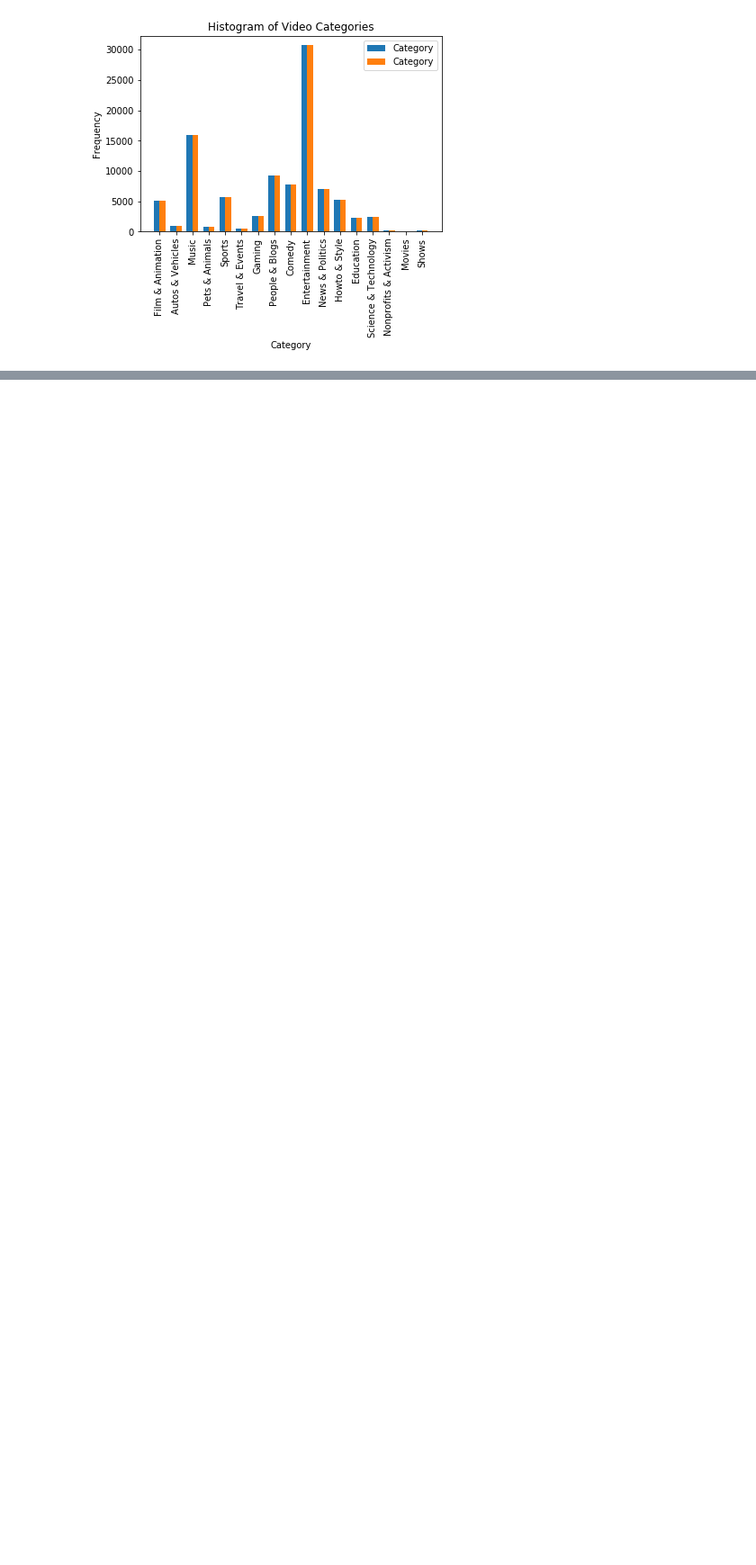
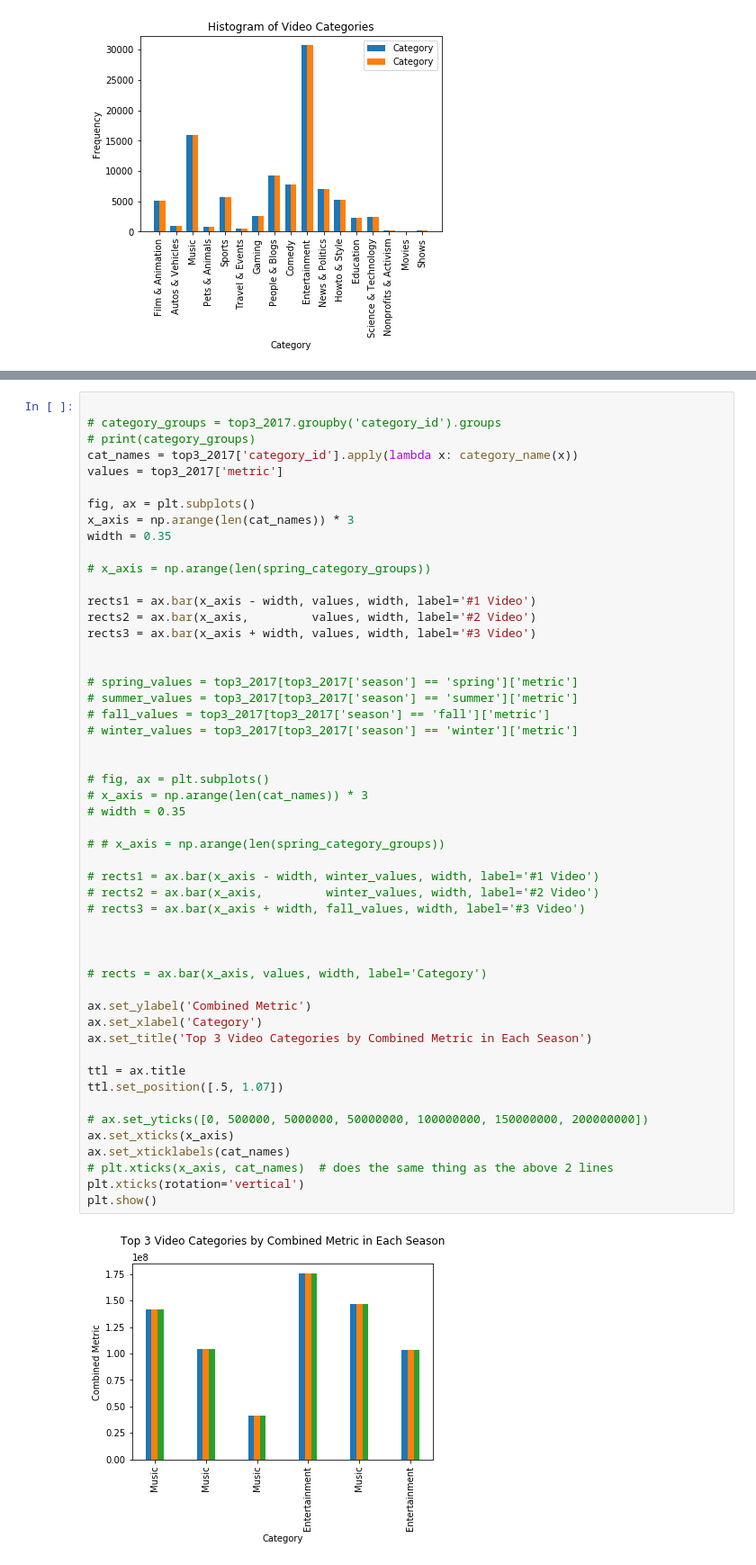
Before and after one commit to ChuckBowers/info-300-final, a Jupyter notebook: final_data_analysis.ipynb, the cells around one changed output, grey strips where cells are left out. Shown at 90% size. Saved outputs shown, nothing was run; the diff lists cells and outputs as text; blank space fills up the shorter version.

```diff
--- a/final_data_analysis.ipynb
+++ b/final_data_analysis.ipynb
@@ -572,0 +511,53 @@ here
+# %%
+
+# category_groups = top3_2017.groupby('category_id').groups
+# print(category_groups)
+cat_names = top3_2017['category_id'].apply(lambda x: category_name(x))
+values = top3_2017['metric']
+
+fig, ax = plt.subplots()
+x_axis = np.arange(len(cat_names)) * 3
+width = 0.35
+
+# x_axis = np.arange(len(spring_category_groups))
+
+rects1 = ax.bar(x_axis - width, values, width, label='#1 Video')
+rects2 = ax.bar(x_axis,         values, width, label='#2 Video')
+rects3 = ax.bar(x_axis + width, values, width, label='#3 Video')
+
+
+# spring_values = top3_2017[top3_2017['season'] == 'spring']['metric']
+# summer_values = top3_2017[top3_2017['season'] == 'summer']['metric']
+# fall_values = top3_2017[top3_2017['season'] == 'fall']['metric']
+# winter_values = top3_2017[top3_2017['season'] == 'winter']['metric']
+
+
+# fig, ax = plt.subplots()
+# x_axis = np.arange(len(cat_names)) * 3
+# width = 0.35
+
+# # x_axis = np.arange(len(spring_category_groups))
+
+# rects1 = ax.bar(x_axis - width, winter_values, width, label='#1 Video')
+# rects2 = ax.bar(x_axis,         winter_values, width, label='#2 Video')
+# rects3 = ax.bar(x_axis + width, fall_values, width, label='#3 Video')
+
+
+
+# rects = ax.bar(x_axis, values, width, label='Category')
+
+ax.set_ylabel('Combined Metric')
+ax.set_xlabel('Category')
+ax.set_title('Top 3 Video Categories by Combined Metric in Each Season')
+
+ttl = ax.title
+ttl.set_position([.5, 1.07])
+
+# ax.set_yticks([0, 500000, 5000000, 50000000, 100000000, 150000000, 200000000])
+ax.set_xticks(x_axis)
+ax.set_xticklabels(cat_names)
+# plt.xticks(x_axis, cat_names)  # does the same thing as the above 2 lines
+plt.xticks(rotation='vertical')
+plt.show()
+# %% [output]
+[figure, added]
```
Also changed, not shown: parts of 13 cells of this notebook.
